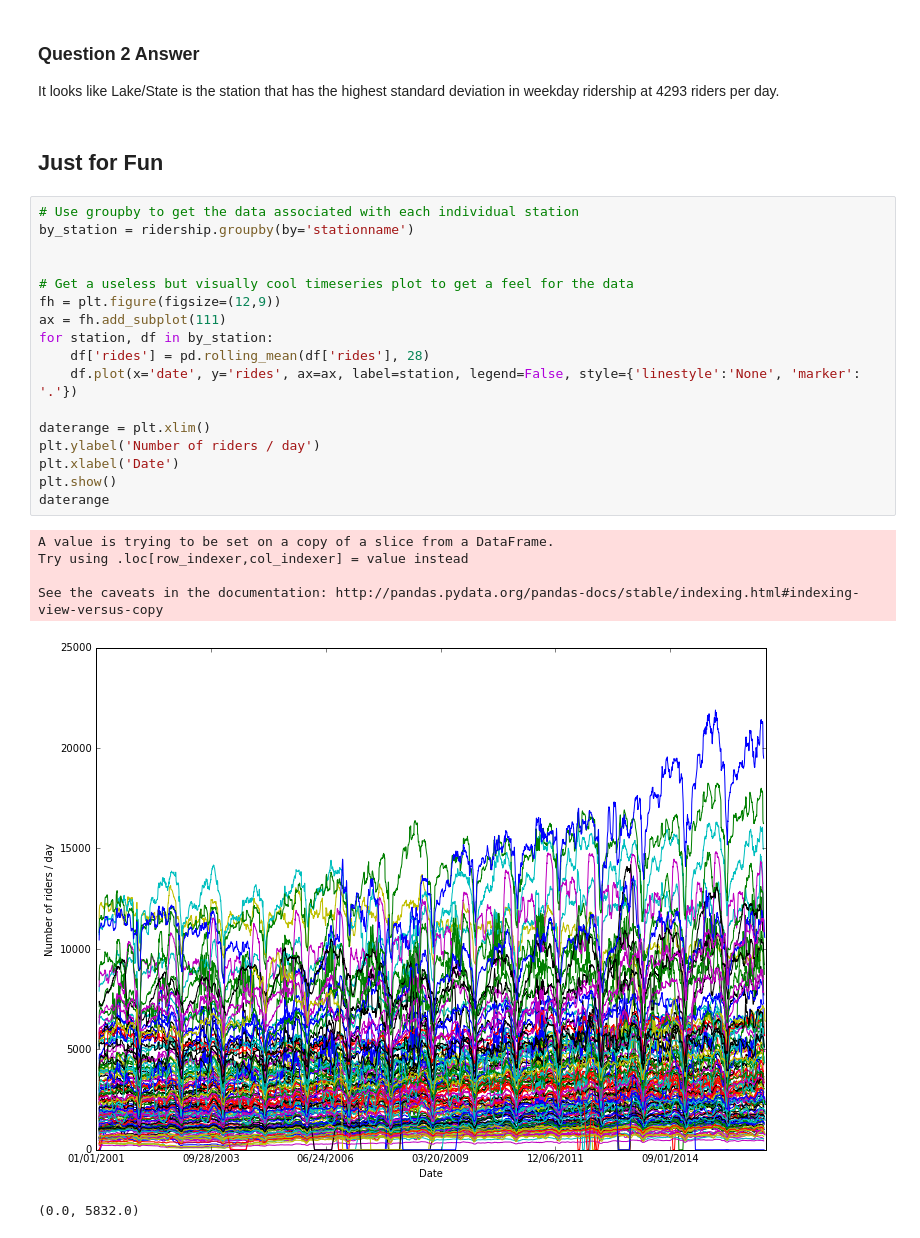
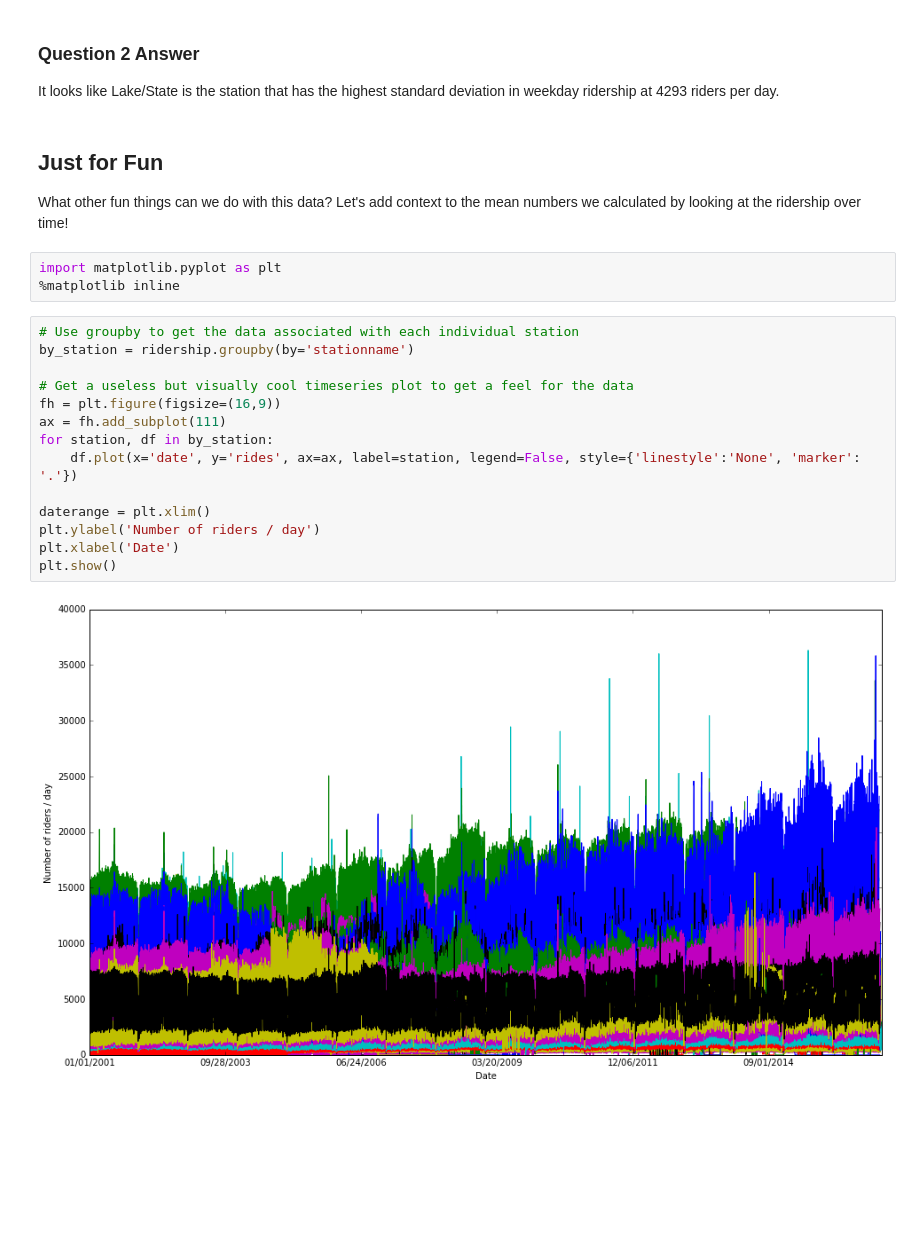
Before and after one commit to chrisjkuch/dscopeapp, a Jupyter notebook: ChicagoL-Ridership.ipynb, the cells around one changed output. Cells and saved outputs as stored; diff of their text form; blank space fills up the shorter version.

```diff
--- a/ChicagoL-Ridership.ipynb
+++ b/ChicagoL-Ridership.ipynb
@@ -89,29 +87,26 @@ Name: rides, dtype: float64
 # %% [markdown]
 ### Question 2 Answer
 It looks like Lake/State is the station that has the highest standard deviation in weekday ridership at 4293 riders per day.
-# %% [markdown]
-## Just for Fun
+# %% [markdown]
+## Just for Fun
+
+What other fun things can we do with this data? Let's add context to the mean numbers we calculated by looking at the ridership over time!
+# %%
+import matplotlib.pyplot as plt
+%matplotlib inline
 # %%
 # Use groupby to get the data associated with each individual station
 by_station = ridership.groupby(by='stationname')
 
-
 # Get a useless but visually cool timeseries plot to get a feel for the data
-fh = plt.figure(figsize=(12,9))
+fh = plt.figure(figsize=(16,9))
 ax = fh.add_subplot(111)
 for station, df in by_station:
-    df['rides'] = pd.rolling_mean(df['rides'], 28)
     df.plot(x='date', y='rides', ax=ax, label=station, legend=False, style={'linestyle':'None', 'marker': '.'})
 
 daterange = plt.xlim()
 plt.ylabel('Number of riders / day')
 plt.xlabel('Date')
 plt.show()
-daterange
 # %% [output]
-A value is trying to be set on a copy of a slice from a DataFrame.
-Try using .loc[row_indexer,col_indexer] = value instead
-
-See the caveats in the documentation: http://pandas.pydata.org/pandas-docs/stable/indexing.html#indexing-view-versus-copy
-[figure, old version]
+[figure, new version]
-(0.0, 5832.0)
```
Also changed, not shown: parts of 4 cells of this notebook.
